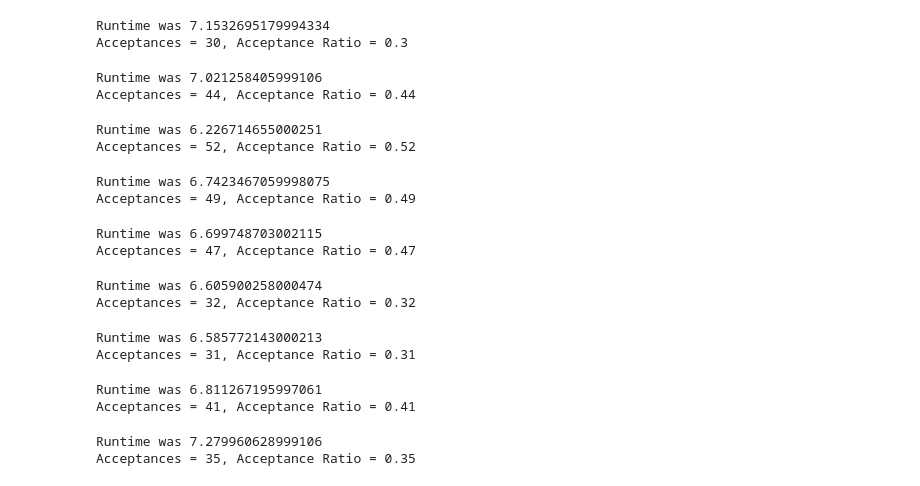
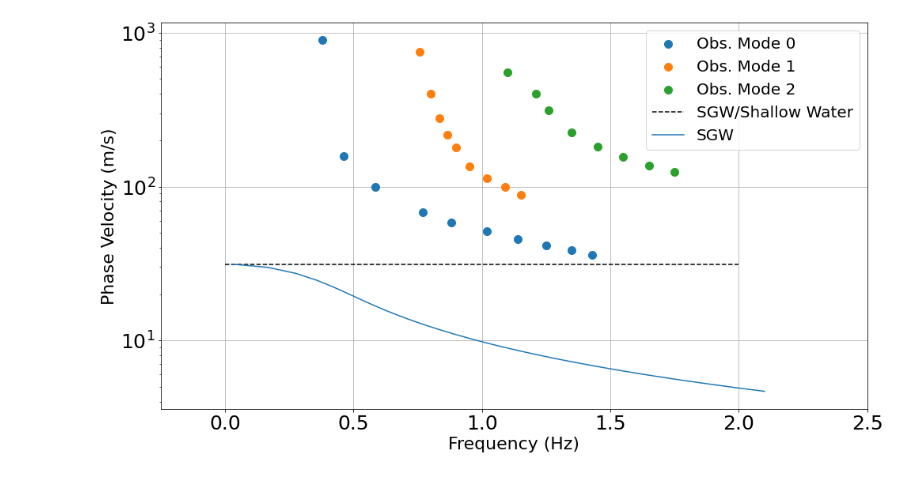
Before and after one commit to bradlipovsky/whidbey-surface-waves, a Jupyter notebook: mcmc.ipynb, the cells around one changed output. Drawn from its saved outputs; the diff is of its cells as text; code cells hidden in the pictures.

```diff
--- a/mcmc.ipynb
+++ b/mcmc.ipynb
@@ -35,8 +35,11 @@ vs1_input = 1000*np.hstack([vs1,vs1[-1],vs1[-1]])
 # %%
 filename = 'three-modes-small.pickle'
 
-for restartnumber in range(9):
-    do_mcmc(kobs,fobs, h, vs, N = 100,
+DoMoreIterations = False
+
+if DoMoreIterations:
+    for restartnumber in range(9):
+        do_mcmc(kobs,fobs, h, vs, N = 100,
                 filename=filename,
                 restartfile=filename,
                 step_size = 1e-3,
@@ -48,25 +51,27 @@ x = pickle.load(open(filename, 'rb'))
 n = x.shape[0]
 y = x[int(n/3):,:]
 ymean = np.mean(y,axis=0)
-# %% [output]
-Runtime was 7.1532695179994334
-Acceptances = 30, Acceptance Ratio = 0.3
-Runtime was 7.021258405999106
-Acceptances = 44, Acceptance Ratio = 0.44
-Runtime was 6.226714655000251
-Acceptances = 52, Acceptance Ratio = 0.52
-Runtime was 6.7423467059998075
-Acceptances = 49, Acceptance Ratio = 0.49
-Runtime was 6.699748703002115
-Acceptances = 47, Acceptance Ratio = 0.47
-Runtime was 6.605900258000474
-Acceptances = 32, Acceptance Ratio = 0.32
-Runtime was 6.585772143000213
-Acceptances = 31, Acceptance Ratio = 0.31
-Runtime was 6.811267195997061
-Acceptances = 41, Acceptance Ratio = 0.41
-Runtime was 7.279960628999106
-Acceptances = 35, Acceptance Ratio = 0.35
+# %%
+'''
+Plot the data
+'''
+fig,ax=plt.subplots(figsize=(16,9))
+for kk,ff,ind in zip(kobs,fobs,range(len(kobs))):
+    ax.scatter( ff , ff/kk, c=f'C{ind}' , label=f'Obs. Mode {ind}',s=100, zorder=10)
+
+newk = np.linspace(1e-3,0.45,100)
+plt.plot((0,2),np.sqrt(9.8*100)*np.array((1,1)),'--k',label='SGW/Shallow Water')
+ax.plot   ( np.sqrt(9.8*newk*np.tanh(newk*100)) , np.sqrt(9.8*newk*np.tanh(newk*100))/newk,label='SGW')
+plt.yscale('log')
+plt.xlabel('Frequency (Hz)',fontsize=22)
+plt.ylabel('Phase Velocity (m/s)',fontsize=22)
+plt.legend(fontsize=20)
+plt.grid()
+plt.xlim([-0.25,2.5])
+plt.savefig('sgw-sch.png')
+plt.show()
+# %% [output]
+[figure, added]
 # %%
 fig,ax=plt.subplots(1,2,figsize=(16,9))
 fig.patch.set_facecolor('w')
```
Also changed, not shown: parts of 4 cells of this notebook, 1 other file.
